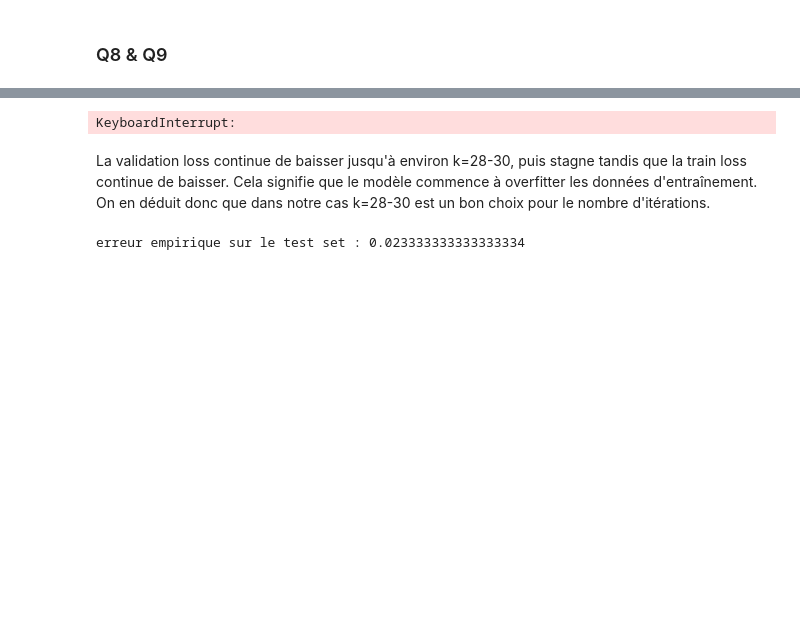
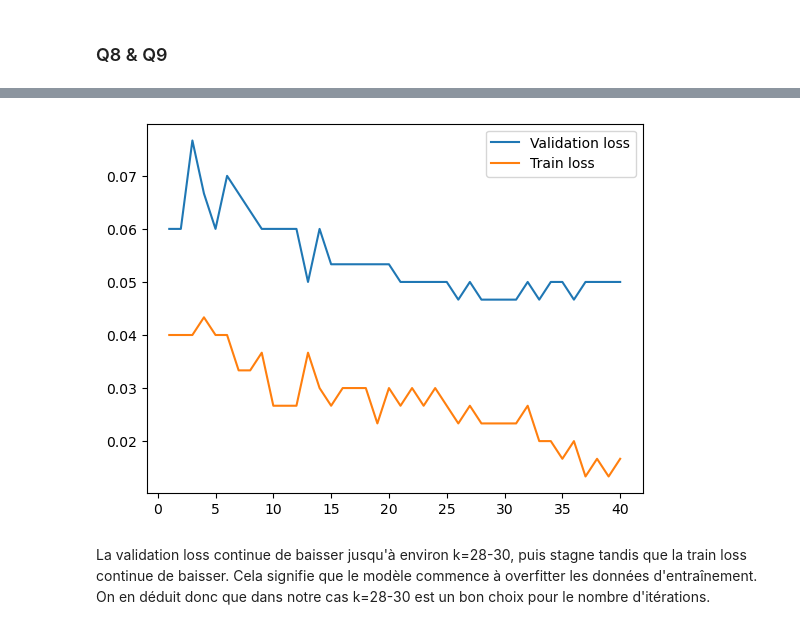
Before and after one commit to theodubus/UTC-SY32, a Jupyter notebook: TD04/main.ipynb, the cells around one changed output, grey strips where cells are left out. Saved outputs shown, nothing was run; the diff lists cells and outputs as text; code cells hidden in the pictures; blank space fills up the shorter version.

```diff
--- a/TD04/main.ipynb
+++ b/TD04/main.ipynb
@@ -81,8 +81,6 @@ for K in range(1, max_k):
         y_train, y_val = y[train_index], y[val_index]
         clf.fit(X_train, y_train, K=K)
         losses_kfold.append(clf.err_emp(X_val, y_val))
-    if K % 5 == 0:
-        print(f"K = {K}, mean loss = {np.mean(losses_kfold)}, losses = {losses_kfold}")
     mean_loss_kfold.append(np.mean(losses_kfold))
 
     clf = CatClassifierBoost()
@@ -101,4 +95,4 @@ K = 20, mean loss = 0.05333333333333333, losses = [0.06666666666666667, 0.066666
-KeyboardInterrupt:
+[figure, added]
 # %% [markdown]
 La validation loss continue de baisser jusqu'à environ k=28-30, puis stagne tandis que la train loss continue de baisser. Cela signifie que le modèle commence à overfitter les données d'entraînement. On en déduit donc que dans notre cas k=28-30 est un bon choix pour le nombre d'itérations.
 # %%
@@ -106,5 +100,3 @@ clf = CatClassifierBoost()
 clf.fit(X, y, K=30)
 y_test = clf.predict(X_test)
 np.savetxt('y_test_predict.csv', y_test, fmt='%d')
-# %% [output]
-erreur empirique sur le test set : 0.023333333333333334
```
Also changed, not shown: parts of 1 cell of this notebook, 1 other file.
